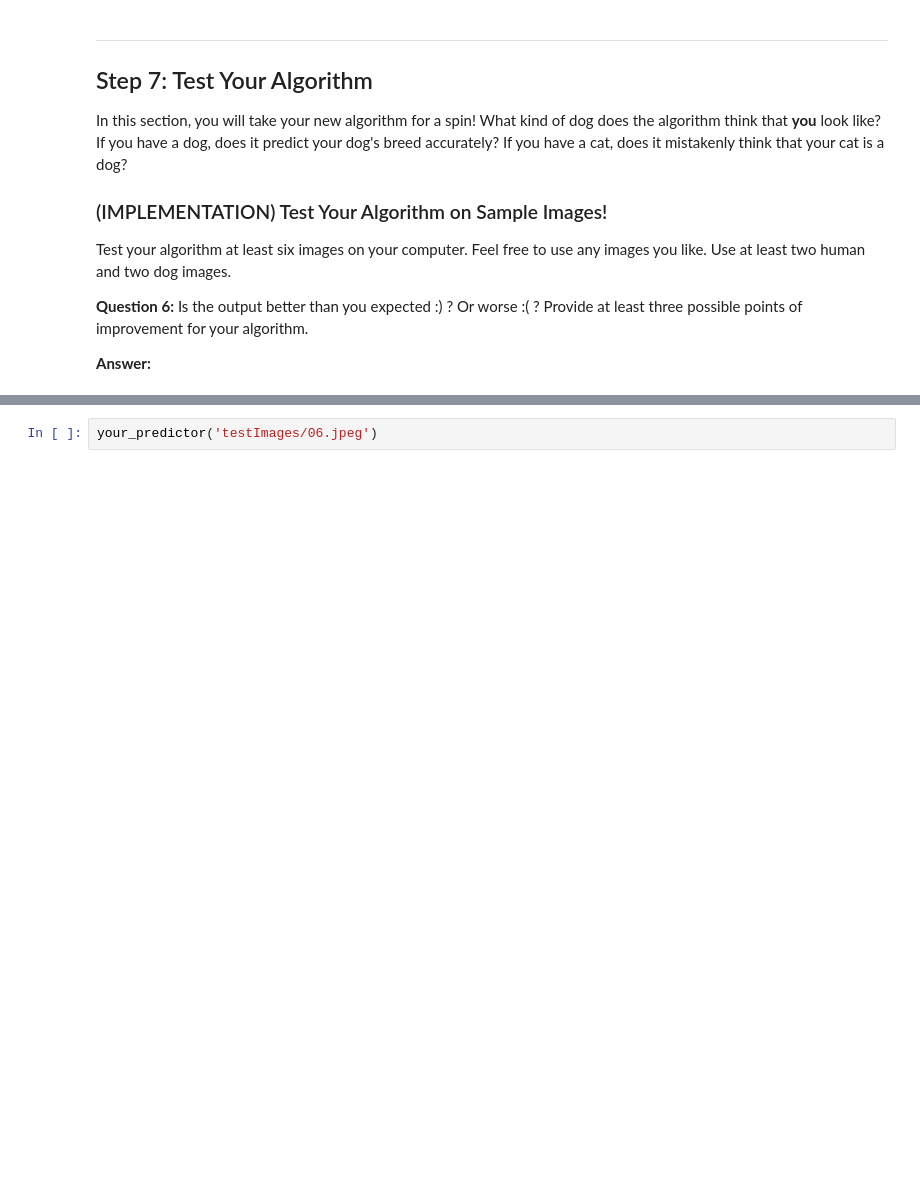
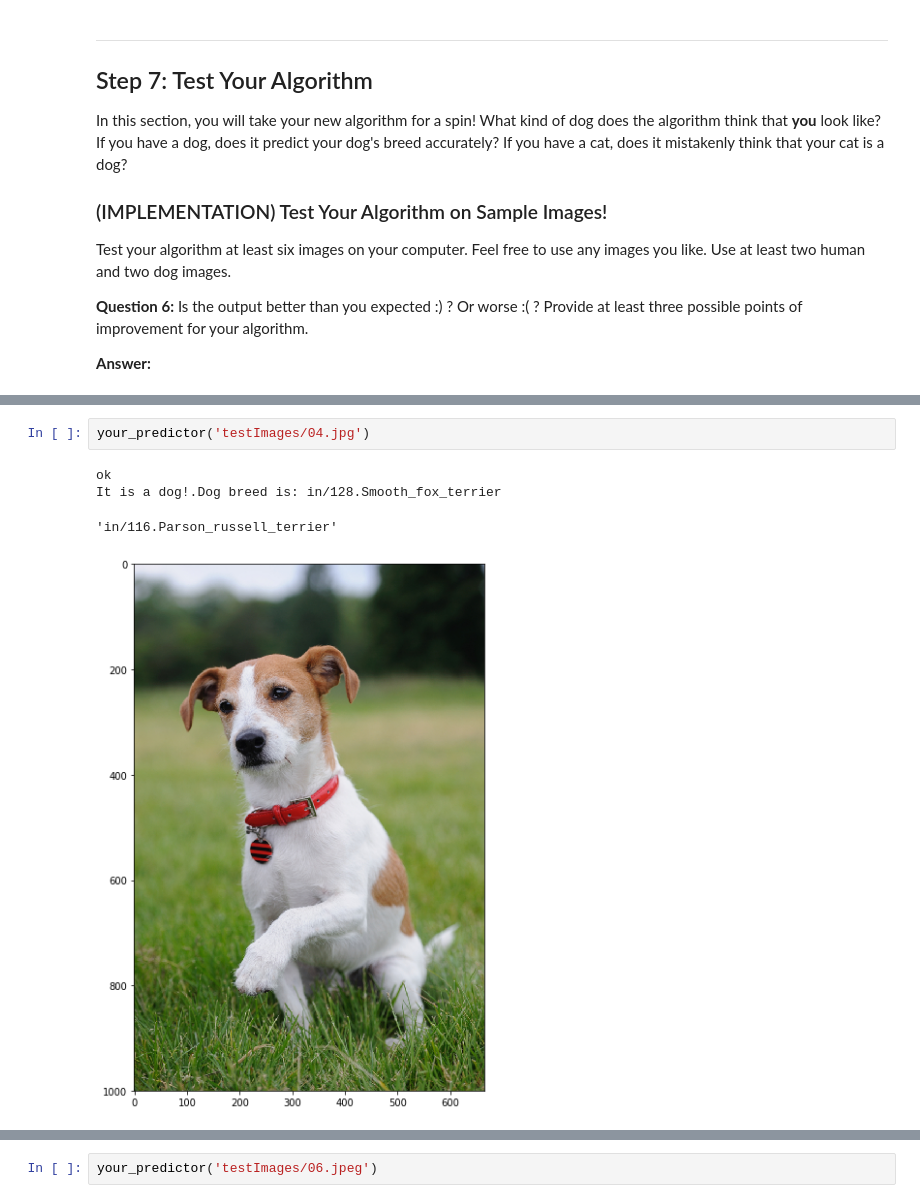
Before and after one commit to Adal-Glez/dog_project, a Jupyter notebook: dog_app.ipynb, the cells around one changed output, grey strips where cells are left out. Saved outputs shown, nothing was run; the diff lists cells and outputs as text; blank space fills up the shorter version.

```diff
--- a/dog_app.ipynb
+++ b/dog_app.ipynb
@@ -804,0 +822,7 @@ It is a human!.You resemble the dog breed: in/127.Silky_terrier
+# %%
+your_predictor('testImages/04.jpg')
+# %% [output]
+ok
+It is a dog!.Dog breed is: in/128.Smooth_fox_terrier
+'in/116.Parson_russell_terrier'
+[figure, added]
```
Also changed, not shown: parts of 22 cells of this notebook, 1 other file.
